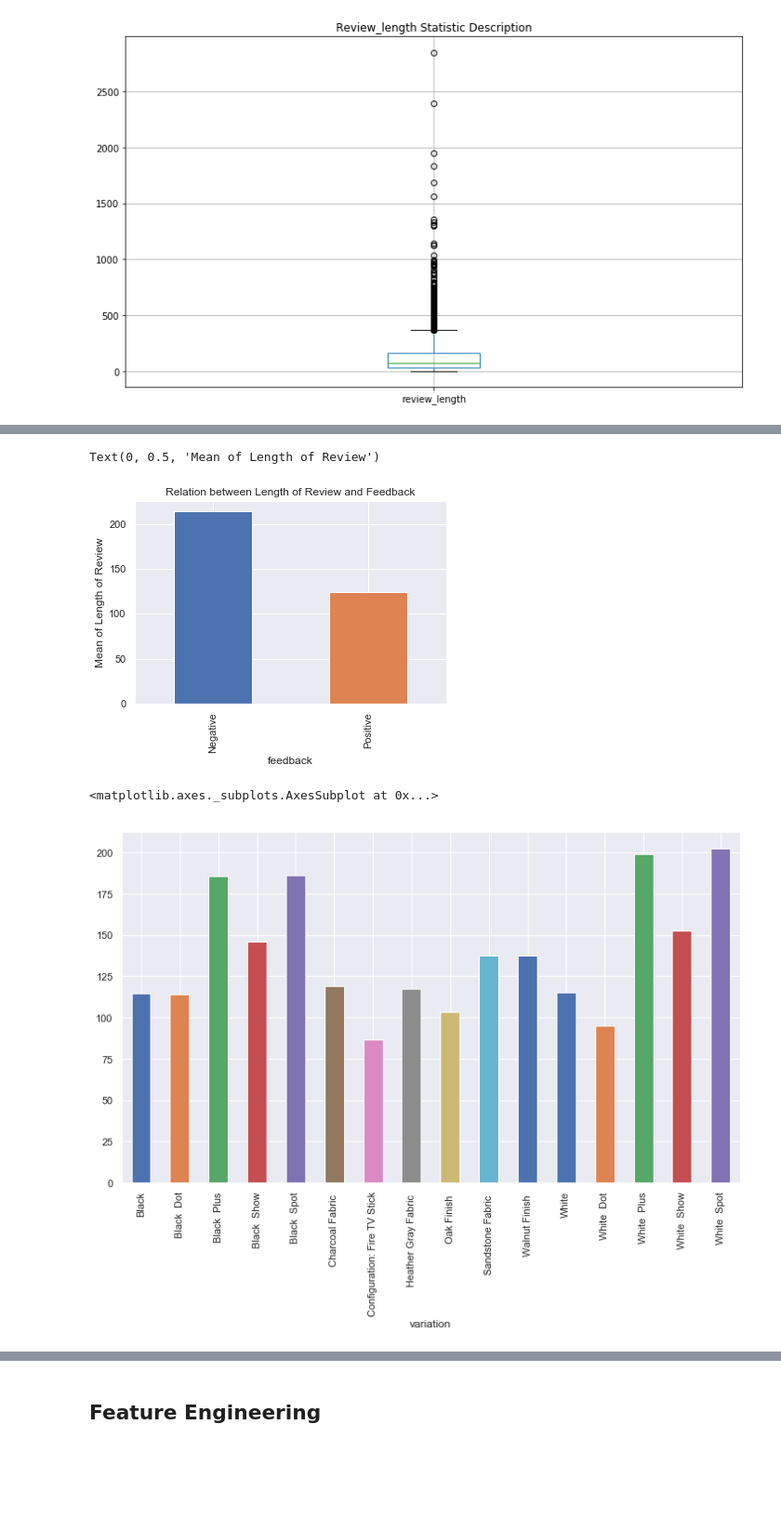
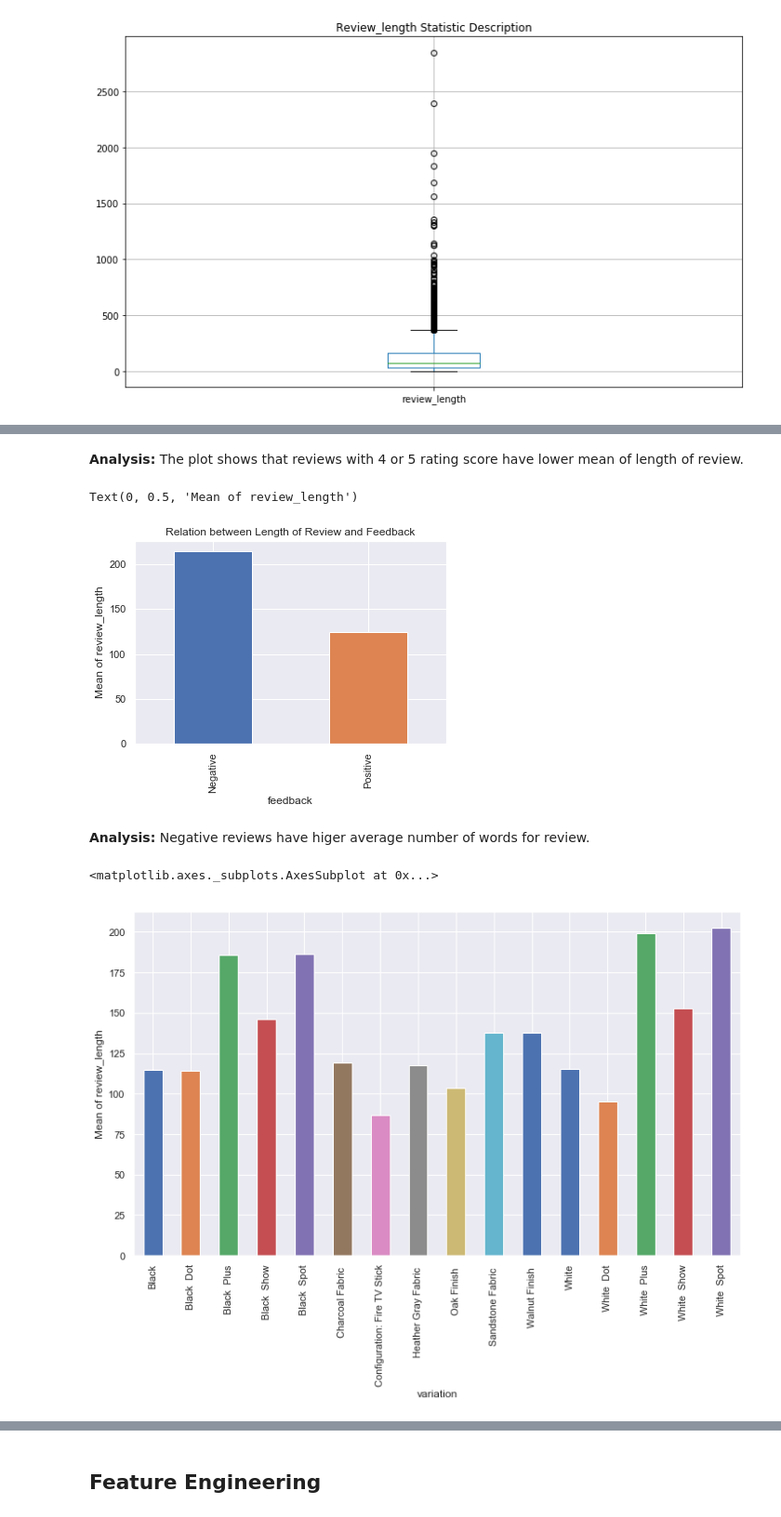
Before and after one commit to tinawangnew/capstone-project, a Jupyter notebook: amazon-alexa-review (1).ipynb, the cells around one changed output, grey strips where cells are left out. Shown: that part at 93% size. Drawn from its saved outputs; the diff is of its cells as text; code cells hidden in the pictures; blank space fills up the shorter version.

```diff
--- a/amazon-alexa-review (1).ipynb
+++ b/amazon-alexa-review (1).ipynb
@@ -256,14 +297,19 @@ Text(0, 0.5, 'Mean of Length of Review')
+# %% [markdown]
+<b>Analysis:</b> The plot shows that reviews with 4 or 5 rating score have lower mean of length of review.
 # %%
 test3=test.groupby('feedback').mean()
 test3['review_length'].plot(kind='bar',title='Relation between Length of Review and Feedback')
-plt.ylabel('Mean of Length of Review')
+plt.ylabel('Mean of review_length')
 # %% [output]
-Text(0, 0.5, 'Mean of Length of Review')
+Text(0, 0.5, 'Mean of review_length')
-[figure, old version]
+[figure, new version]
+# %% [markdown]
+<b>Analysis:</b> Negative reviews have higer average number of words for review.
 # %%
 test4=test.groupby('variation').mean()
 plt.figure(figsize=(12,7))
+plt.ylabel('Mean of review_length')
 test4['review_length'].plot(kind='bar')
 # %% [output]
 <matplotlib.axes._subplots.AxesSubplot at 0x...>
-[figure, old version]
+[figure, new version]
```
Also changed, not shown: parts of 30 cells of this notebook, 1 other file.
